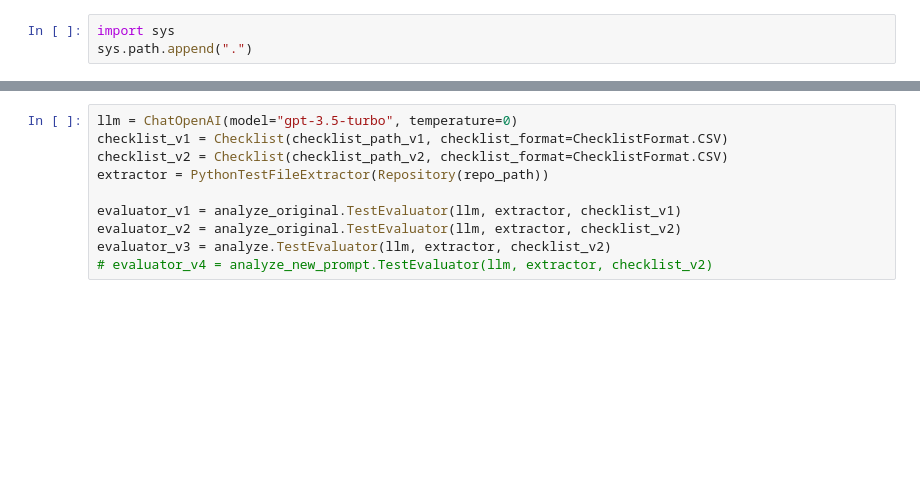
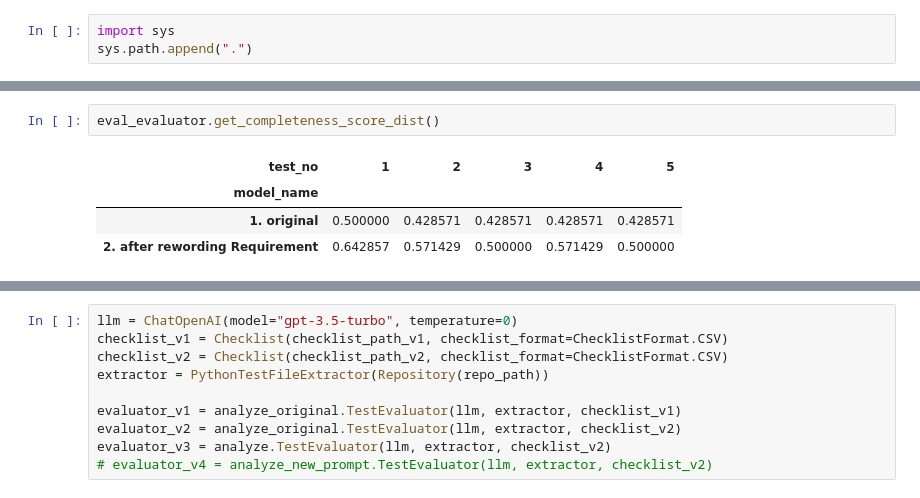
Before and after one commit to UBC-MDS/fixml, a Jupyter notebook: src/test_creation/demo_llm-eval.ipynb, the cells around one changed output, grey strips where cells are left out. Drawn from its saved outputs; the diff is of its cells as text; blank space fills up the shorter version.

```diff
--- a/src/test_creation/demo_llm-eval.ipynb
+++ b/src/test_creation/demo_llm-eval.ipynb
@@ -17,0 +37,7 @@ report_output_path_pdf = '../../report/evaluation_report.pdf'
+# %%
+eval_evaluator.get_completeness_score_dist()
+# %% [output]
+| test_no | 1 | 2 | 3 | 4 | 5 |
+| model_name |  |  |  |  |  |
+| 1. original | 0.500000 | 0.428571 | 0.428571 | 0.428571 | 0.428571 |
+| 2. after rewording Requirement | 0.642857 | 0.571429 | 0.500000 | 0.571429 | 0.500000 |
```
Also changed, not shown: parts of 8 cells of this notebook.
